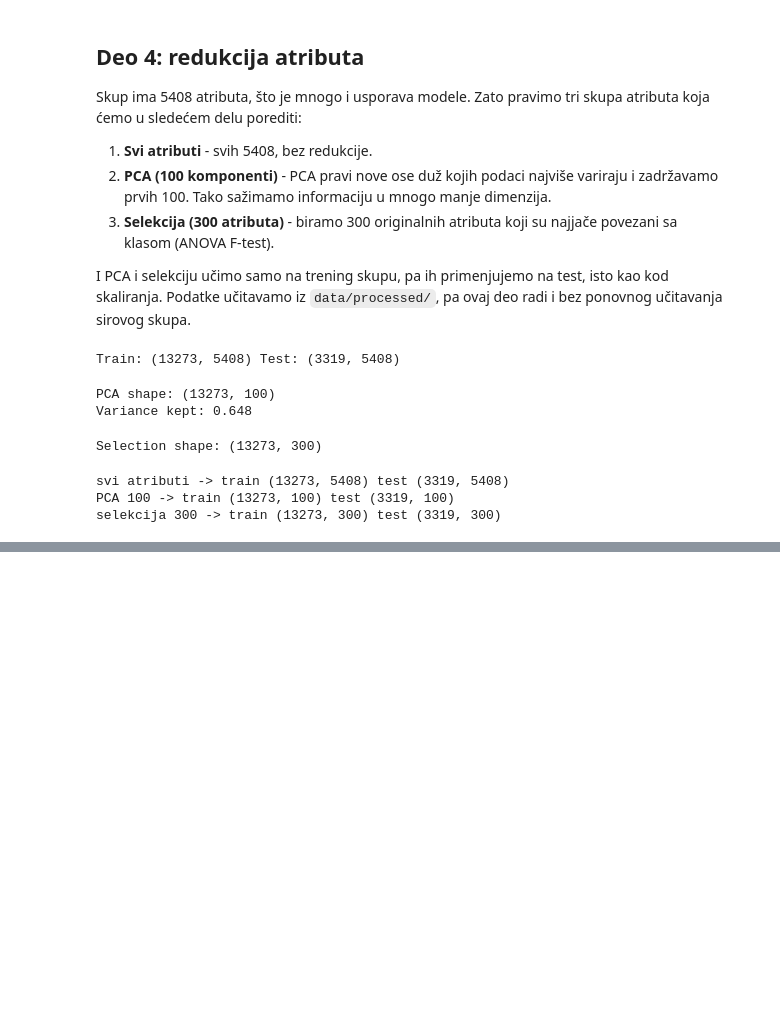
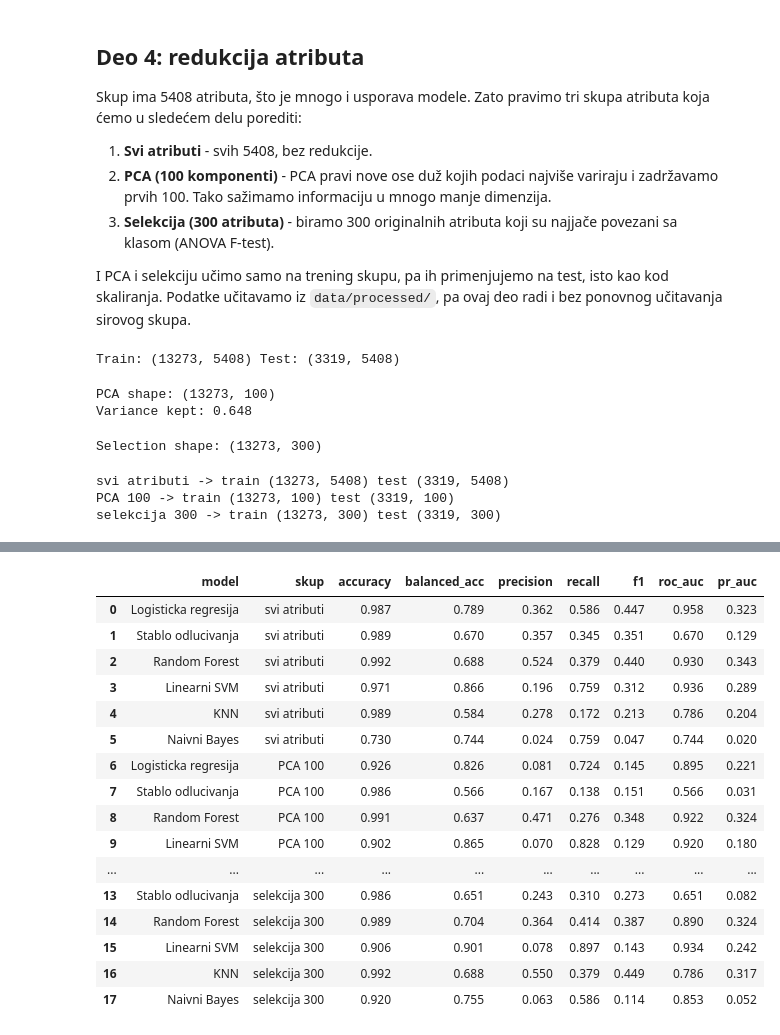
Before and after one commit to uroskovacevic02/p53-mutants, a Jupyter notebook: p53_classification.ipynb, the cells around one changed output, grey strips where cells are left out. Saved outputs shown, nothing was run; the diff lists cells and outputs as text; code cells hidden in the pictures; blank space fills up the shorter version.

Commit message:
model training with 6 algorithms x 3 dataset

```diff
--- a/p53_classification.ipynb
+++ b/p53_classification.ipynb
@@ -355,0 +449,40 @@ selekcija 300 -> train (13273, 300) test (3319, 300)
+# %%
+from sklearn.linear_model import SGDClassifier
+
+for fs_name, (X_tr, X_te) in feature_sets.items():
+    svm = SGDClassifier(loss="hinge", class_weight="balanced", random_state=0)
+    svm.fit(X_tr, y_train)
+    y_pred = svm.predict(X_te)
+    y_score = svm.decision_function(X_te)
+
+    mask = (results_df["model"] == "Linearni SVM") & (results_df["skup"] == fs_name)
+    results_df.loc[mask, "accuracy"] = accuracy_score(y_test, y_pred)
+    results_df.loc[mask, "balanced_acc"] = balanced_accuracy_score(y_test, y_pred)
+    results_df.loc[mask, "precision"] = precision_score(y_test, y_pred, zero_division=0)
+    results_df.loc[mask, "recall"] = recall_score(y_test, y_pred, zero_division=0)
+    results_df.loc[mask, "f1"] = f1_score(y_test, y_pred, zero_division=0)
+    results_df.loc[mask, "roc_auc"] = roc_auc_score(y_test, y_score)
+    results_df.loc[mask, "pr_auc"] = average_precision_score(y_test, y_score)
+    joblib.dump(svm, MODEL_DIR / f"Linearni_SVM__{fs_name}.joblib".replace(" ", "_"))
+
+results_df = results_df.round(3)
+results_df.to_csv(RESULTS_DIR / "metrics.csv", index=False)
+results_df
+# %% [output]
+|  | model | skup | accuracy | balanced_acc | precision | recall | f1 | roc_auc | pr_auc |
+| 0 | Logisticka regresija | svi atributi | 0.987 | 0.789 | 0.362 | 0.586 | 0.447 | 0.958 | 0.323 |
+| 1 | Stablo odlucivanja | svi atributi | 0.989 | 0.670 | 0.357 | 0.345 | 0.351 | 0.670 | 0.129 |
+| 2 | Random Forest | svi atributi | 0.992 | 0.688 | 0.524 | 0.379 | 0.440 | 0.930 | 0.343 |
+| 3 | Linearni SVM | svi atributi | 0.971 | 0.866 | 0.196 | 0.759 | 0.312 | 0.936 | 0.289 |
+| 4 | KNN | svi atributi | 0.989 | 0.584 | 0.278 | 0.172 | 0.213 | 0.786 | 0.204 |
+| 5 | Naivni Bayes | svi atributi | 0.730 | 0.744 | 0.024 | 0.759 | 0.047 | 0.744 | 0.020 |
+| 6 | Logisticka regresija | PCA 100 | 0.926 | 0.826 | 0.081 | 0.724 | 0.145 | 0.895 | 0.221 |
+| 7 | Stablo odlucivanja | PCA 100 | 0.986 | 0.566 | 0.167 | 0.138 | 0.151 | 0.566 | 0.031 |
+| 8 | Random Forest | PCA 100 | 0.991 | 0.637 | 0.471 | 0.276 | 0.348 | 0.922 | 0.324 |
+| 9 | Linearni SVM | PCA 100 | 0.902 | 0.865 | 0.070 | 0.828 | 0.129 | 0.920 | 0.180 |
+| ... | ... | ... | ... | ... | ... | ... | ... | ... | ... |
+| 13 | Stablo odlucivanja | selekcija 300 | 0.986 | 0.651 | 0.243 | 0.310 | 0.273 | 0.651 | 0.082 |
+| 14 | Random Forest | selekcija 300 | 0.989 | 0.704 | 0.364 | 0.414 | 0.387 | 0.890 | 0.324 |
+| 15 | Linearni SVM | selekcija 300 | 0.906 | 0.901 | 0.078 | 0.897 | 0.143 | 0.934 | 0.242 |
+| 16 | KNN | selekcija 300 | 0.992 | 0.688 | 0.550 | 0.379 | 0.449 | 0.786 | 0.317 |
+| 17 | Naivni Bayes | selekcija 300 | 0.920 | 0.755 | 0.063 | 0.586 | 0.114 | 0.853 | 0.052 |
```
Also changed, not shown: parts of 4 cells of this notebook, 1 other file.
